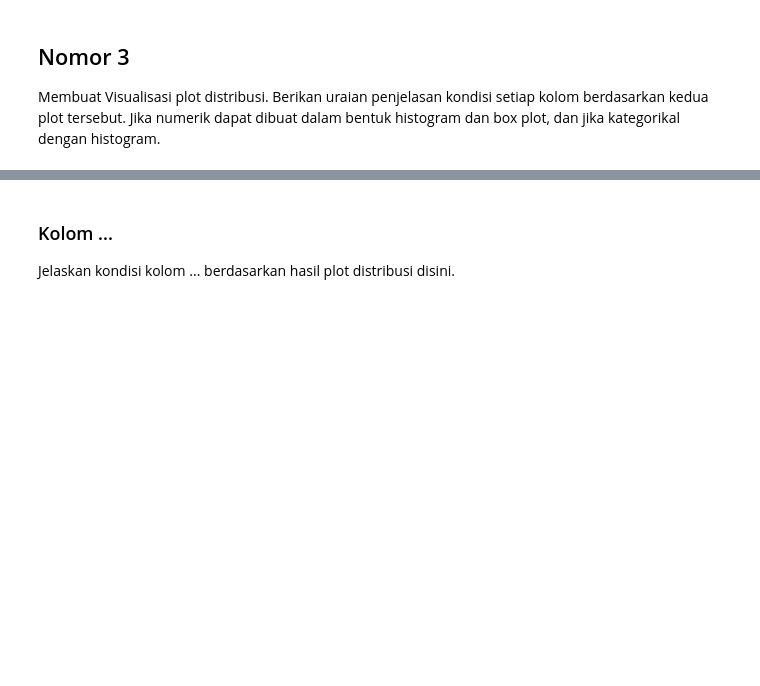
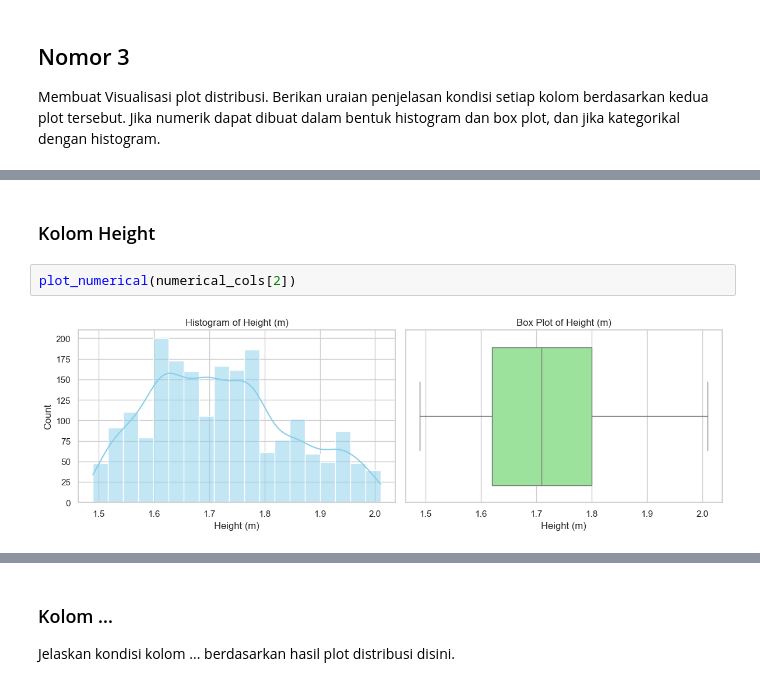
Before and after one commit to hafizhperdana/TugasBesarProbstat, a Jupyter notebook: JMK_13524025_13524070.ipynb, the cells around one changed output, grey strips where cells are left out. Drawn from its saved outputs; the diff is of its cells as text; blank space fills up the shorter version.

```diff
--- a/JMK_13524025_13524070.ipynb
+++ b/JMK_13524025_13524070.ipynb
@@ -337,0 +397,6 @@ Jelaskan kondisi kolom Y berdasarkan hasil plot distribusi disini.
+# %% [markdown]
+### Kolom Height
+# %%
+plot_numerical(numerical_cols[2])
+# %% [output]
+[figure, added]
```
Also changed, not shown: parts of 28 cells of this notebook.
